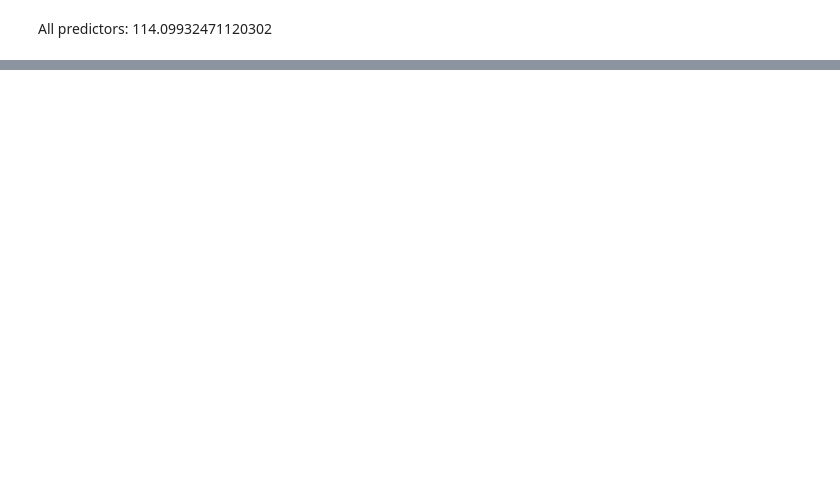
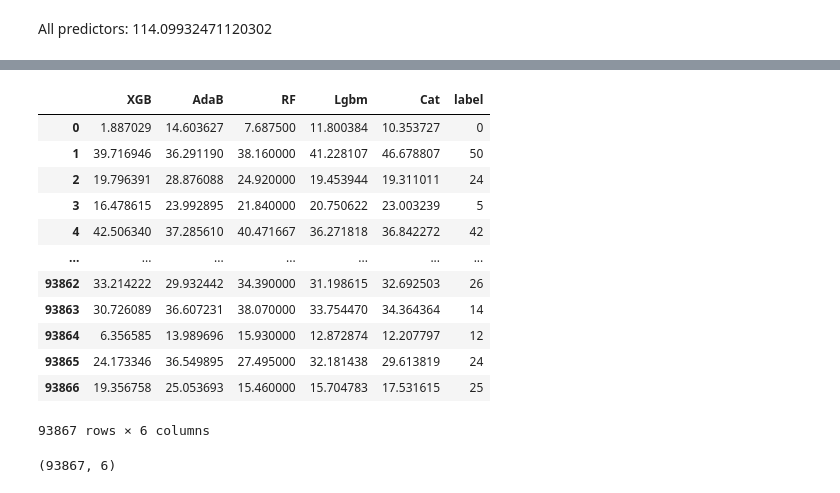
Before and after one commit to Zoroa1885/Spotify_song_popularity_prediction, a Jupyter notebook: spotify_song_popularity_prediction.ipynb, the cells around one changed output, grey strips where cells are left out. Cells and saved outputs as stored; diff of their text form; code cells hidden in the pictures; blank space fills up the shorter version.

```diff
--- a/spotify_song_popularity_prediction.ipynb
+++ b/spotify_song_popularity_prediction.ipynb
@@ -570,0 +794,45 @@ The behavior of `series[i:j]` with an integer-dtype index is deprecated. In a fu
+# %%
+rf_oof_train, rf_oof_test = get_oof(randForest_model, X_train, y_train, X_test)
+# %%
+lgbm_oof_train, lgbm_oof_test = get_oof(lgb_model, X_train, y_train, X_test)
+# %%
+cat_oof_train, cat_oof_test = get_oof(catboost_model, X_train, y_train, X_test)
+# %%
+x_train = np.concatenate((
+    xgb_oof_train,
+    ada_oof_train,
+    rf_oof_train,
+    lgbm_oof_train,
+    cat_oof_train
+), axis=1)
+
+x_test = np.concatenate((
+    xgb_oof_test,
+    ada_oof_test,
+    rf_oof_test,
+    lgbm_oof_test,
+    cat_oof_test
+), axis=1)
+# %%
+meta_df = pd.DataFrame(x_train, columns=['XGB', 'AdaB', 'RF', 'Lgbm', 'Cat'])
+meta_df['label'] = np.array(y_train)
+meta_df.to_csv("meta_df.csv")
+meta_df
+# %% [output]
+|  | XGB | AdaB | RF | Lgbm | Cat | label |
+| 0 | 1.887029 | 14.603627 | 7.687500 | 11.800384 | 10.353727 | 0 |
+| 1 | 39.716946 | 36.291190 | 38.160000 | 41.228107 | 46.678807 | 50 |
+| 2 | 19.796391 | 28.876088 | 24.920000 | 19.453944 | 19.311011 | 24 |
+| 3 | 16.478615 | 23.992895 | 21.840000 | 20.750622 | 23.003239 | 5 |
+| 4 | 42.506340 | 37.285610 | 40.471667 | 36.271818 | 36.842272 | 42 |
+| ... | ... | ... | ... | ... | ... | ... |
+| 93862 | 33.214222 | 29.932442 | 34.390000 | 31.198615 | 32.692503 | 26 |
+| 93863 | 30.726089 | 36.607231 | 38.070000 | 33.754470 | 34.364364 | 14 |
+| 93864 | 6.356585 | 13.989696 | 15.930000 | 12.872874 | 12.207797 | 12 |
+| 93865 | 24.173346 | 36.549895 | 27.495000 | 32.181438 | 29.613819 | 24 |
+| 93866 | 19.356758 | 25.053693 | 15.460000 | 15.704783 | 17.531615 | 25 |
+93867 rows × 6 columns
+# %%
+meta_df.shape
+# %% [output]
+(93867, 6)
```
Also changed, not shown: parts of 52 cells of this notebook.
